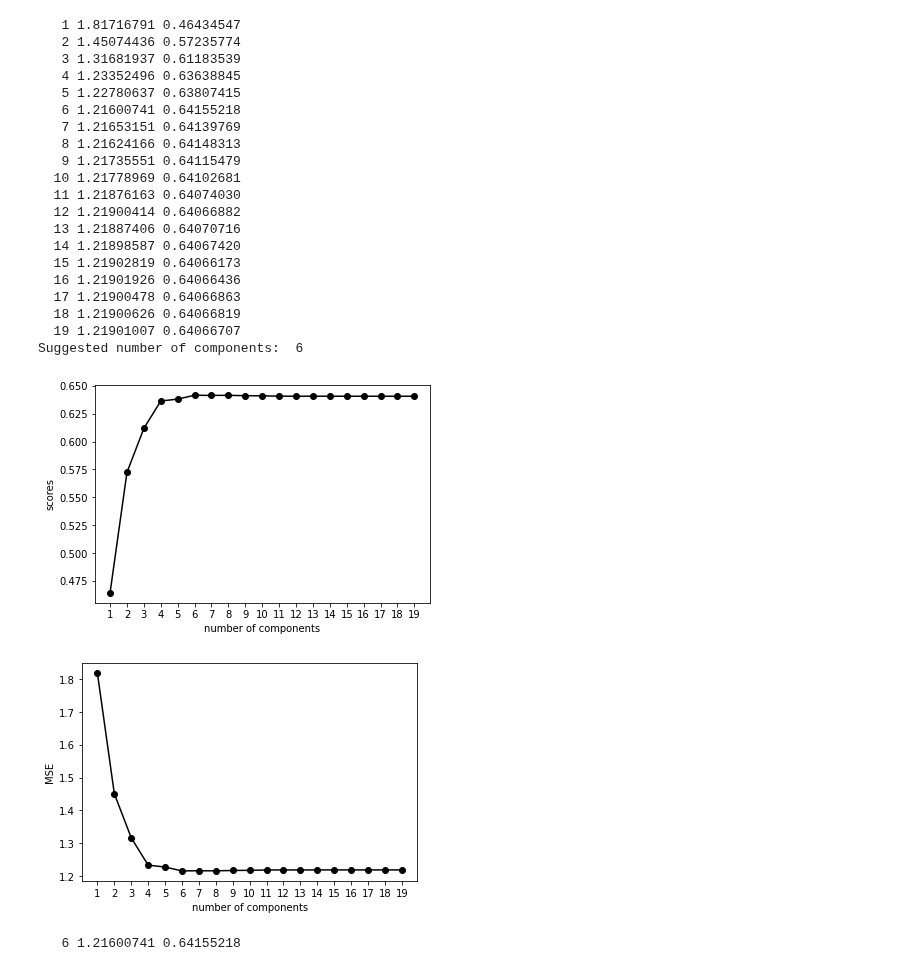
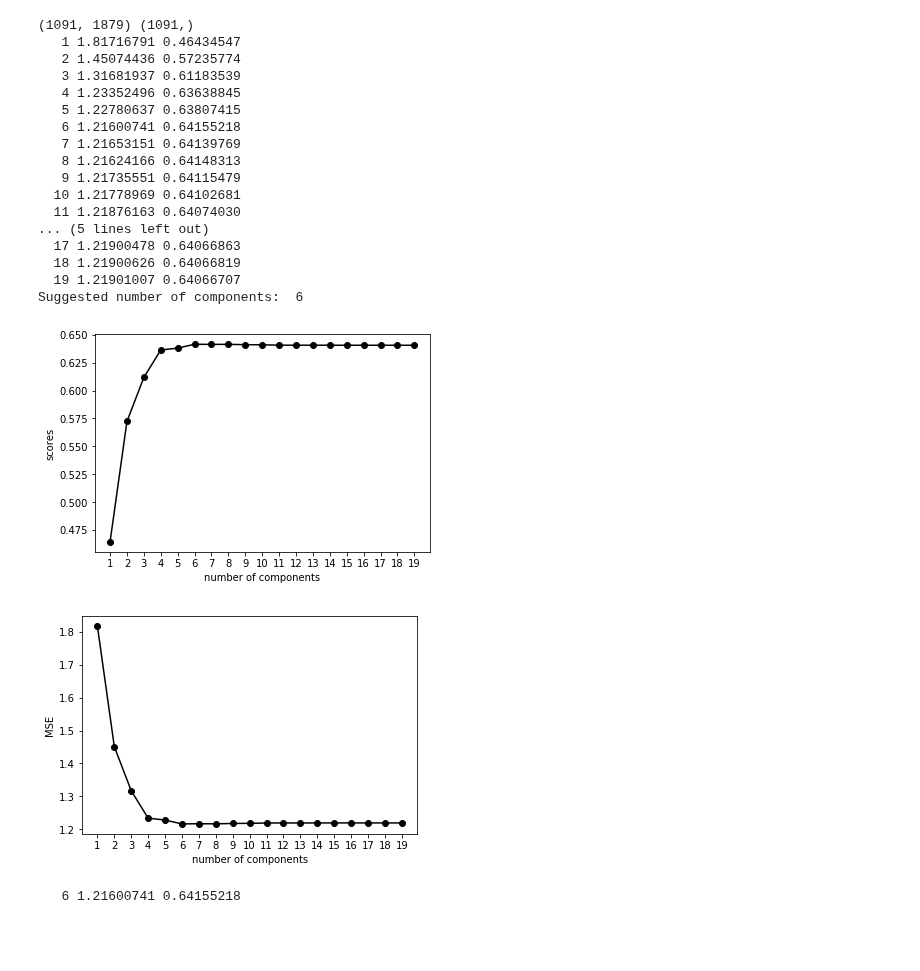
Before and after one commit to lstorchi/mllogdp, a Jupyter notebook: initialtests.ipynb, the cells around one changed output. Drawn from its saved outputs; the diff is of its cells as text; code cells hidden in the pictures; blank space fills up the shorter version.

```diff
--- a/initialtests.ipynb
+++ b/initialtests.ipynb
@@ -131,7 +134,12 @@ from sklearn.metrics import mean_squared_error, r2_score
 from sklearn.model_selection import cross_val_predict
 import numpy as np
 
-smilelogd, X, Y, setids = mllogdpcommon.import_descriptor ("descriptors.txt")
+import mllogdpcommon
+
+
+smilelogd, X, Y, setids = mllogdpcommon.import_descriptor ("descriptors.csv")
+
+print(X.shape, Y.shape)
 
 scores = []
 mses = []
@@ -153,40 +161,37 @@ for ncomp in range(1,20):
 msemin = np.argmin(mses)
 print("Suggested number of components: ", msemin+1)
 
 plt.plot(ncomps, scores, '-o', color='black')
 plt.xlabel('number of components')
 plt.ylabel('scores')
 plt.xticks(ncomps)
 plt.show()
 
 plt.plot(ncomps, mses, '-o', color='black')
 plt.xlabel('number of components')
 plt.ylabel('MSE')
 plt.xticks(ncomps)
 plt.show()
 # %% [output]
+(1091, 1879) (1091,)
    1 1.81716791 0.46434547
    2 1.45074436 0.57235774
    3 1.31681937 0.61183539
    4 1.23352496 0.63638845
    5 1.22780637 0.63807415
    6 1.21600741 0.64155218
    7 1.21653151 0.64139769
    8 1.21624166 0.64148313
    9 1.21735551 0.64115479
   10 1.21778969 0.64102681
   11 1.21876163 0.64074030
-  12 1.21900414 0.64066882
-  13 1.21887406 0.64070716
-  14 1.21898587 0.64067420
-  15 1.21902819 0.64066173
-  16 1.21901926 0.64066436
+... (5 lines left out)
   17 1.21900478 0.64066863
   18 1.21900626 0.64066819
   19 1.21901007 0.64066707
 Suggested number of components:  6
-[figure, old version]
+[figure, new version]
-[figure, old version]
+[figure, new version]
 # %%
 ncomp = 6
 
```
Also changed, not shown: parts of 9 cells of this notebook, 1 other file.
